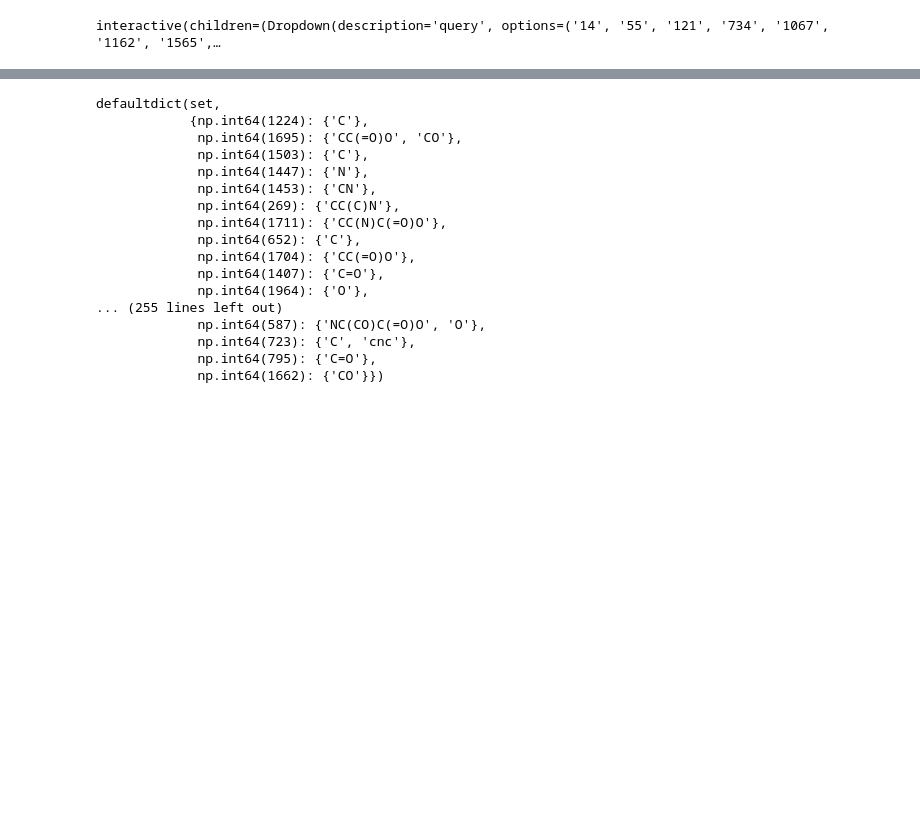
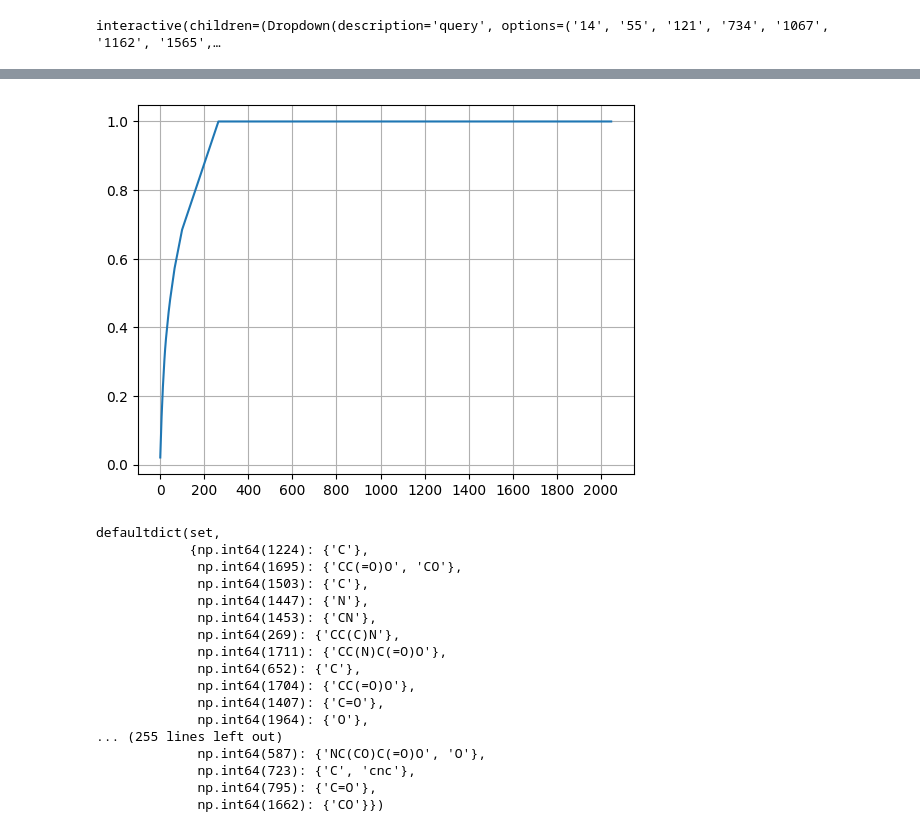
Before and after one commit to stefanpate/coarse-grain-rxns, a Jupyter notebook: notebooks/ecfp_w_loc.ipynb, the cells around one changed output, grey strips where cells are left out. Drawn from its saved outputs; the diff is of its cells as text; code cells hidden in the pictures; blank space fills up the shorter version.

```diff
--- a/notebooks/ecfp_w_loc.ipynb
+++ b/notebooks/ecfp_w_loc.ipynb
@@ -194,3 +238,11 @@ fp_idx[:10]
+# %%
+tot = sum(srt_entropy)
+fig, ax = plt.subplots()
+ax.plot(x, np.cumsum(srt_entropy) / tot)
+ax.set_xticks(x[::200])
+ax.grid()
+# %% [output]
+[figure, added]
 # %%
 organic_elements = {
     0: '*',
```
Also changed, not shown: parts of 19 cells of this notebook, 3 other files.
